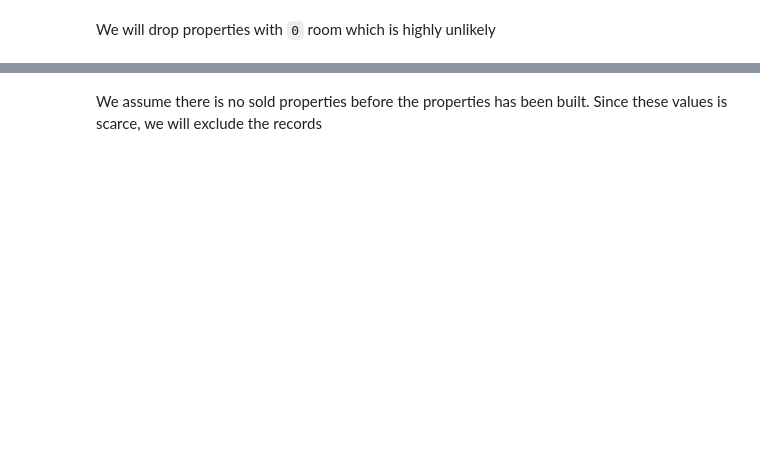
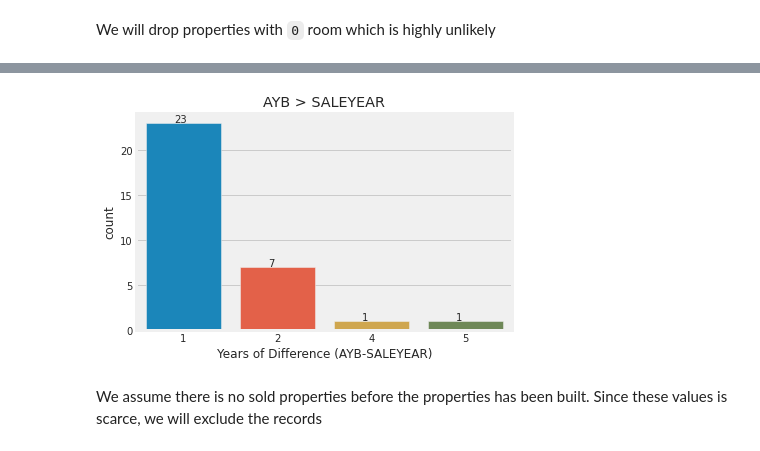
Before and after one commit to elvanselvano/purwadhika-final-project, a Jupyter notebook: notebooks/04_preprocessing.ipynb, the cells around one changed output, grey strips where cells are left out. Saved outputs shown, nothing was run; the diff lists cells and outputs as text; code cells hidden in the pictures; blank space fills up the shorter version.

```diff
--- a/notebooks/04_preprocessing.ipynb
+++ b/notebooks/04_preprocessing.ipynb
@@ -243,3 +280,13 @@ df8[df8['AYB'] > df8['SALEYEAR']].shape #checking unusual values of interaction
+# %%
+diff_ayb_saleyear = df8[df8['AYB'] > df8['SALEYEAR']]
+ax = sns.countplot(diff_ayb_saleyear['AYB'] - diff_ayb_saleyear['SALEYEAR'])
+plt.title('AYB > SALEYEAR')
+plt.xlabel('Years of Difference (AYB-SALEYEAR)')
+for p, label in zip(ax.patches, (diff_ayb_saleyear['AYB'] - diff_ayb_saleyear['SALEYEAR']).value_counts().sort_index().values):
+    ax.annotate(label, (p.get_x()+0.3, p.get_height()+0.05))
+plt.show()
+# %% [output]
+[figure, added]
 # %% [markdown]
 We assume there is no sold properties before the properties has been built. Since these values is scarce, we will exclude the records
 # %%
```
Also changed, not shown: parts of 43 cells of this notebook, 2 other files.
